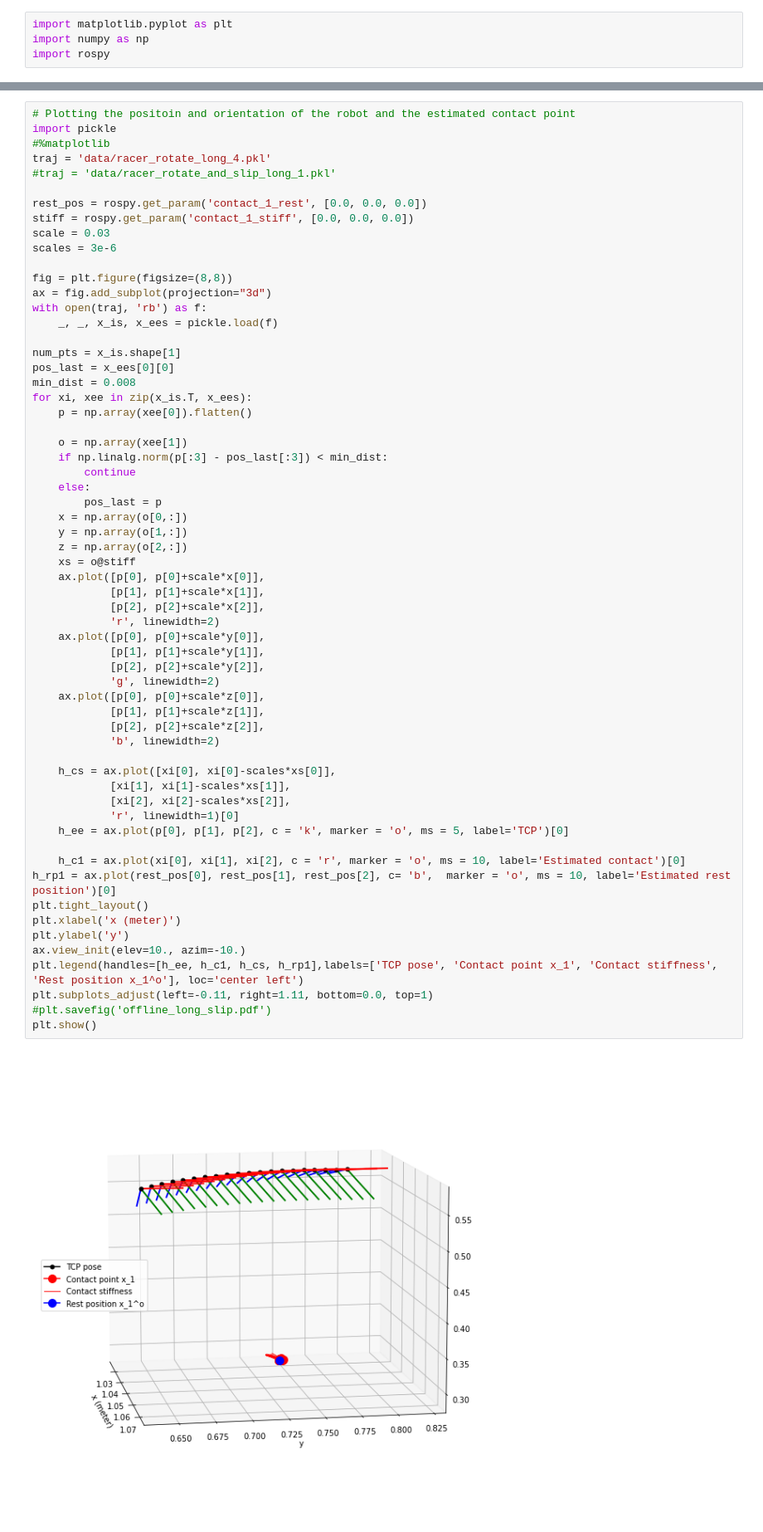
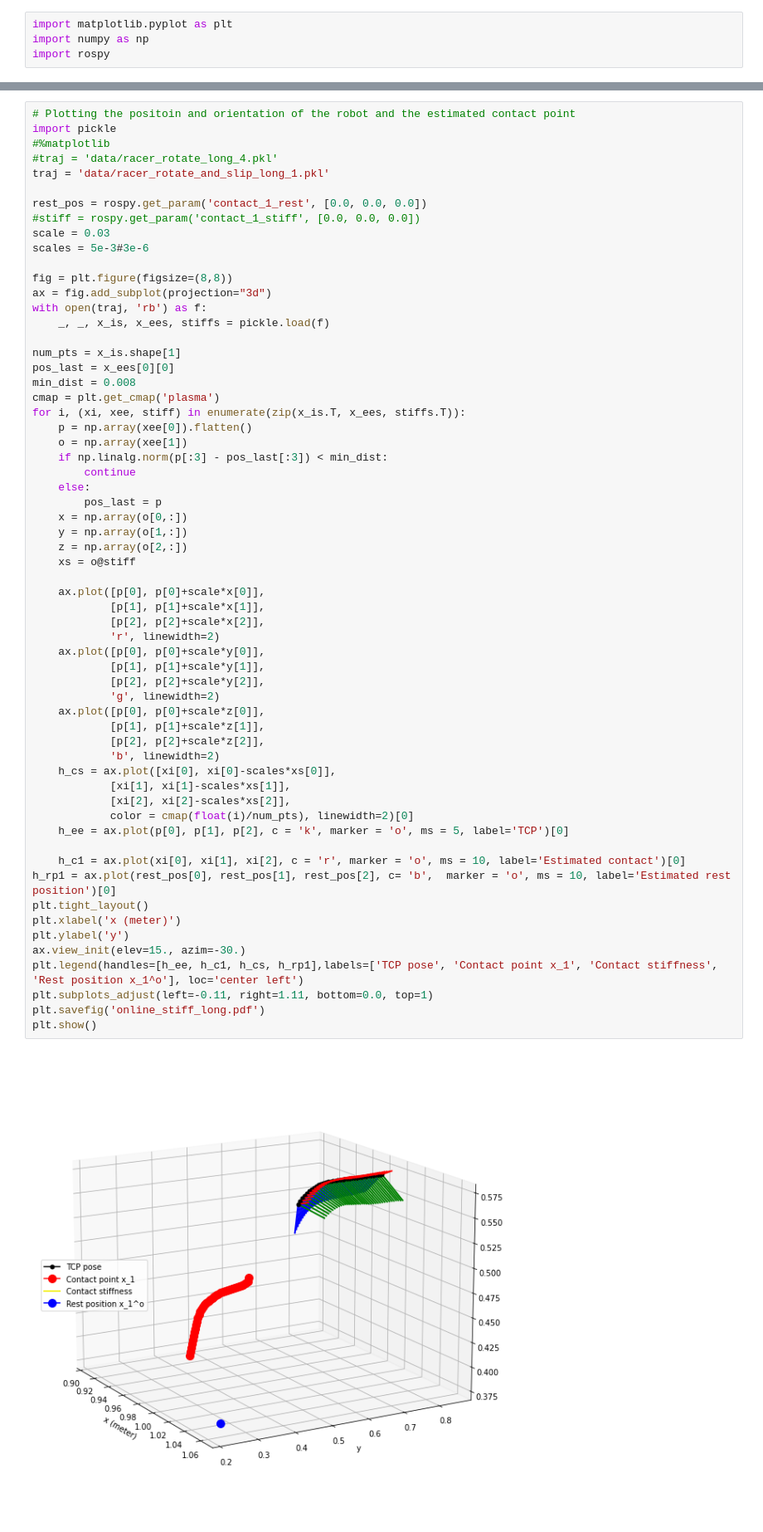
Before and after one commit to khaninger/full-state-estimator, a Jupyter notebook: rosbag_plot.ipynb, the cells around one changed output, grey strips where cells are left out. Shown at 83% size. Saved outputs shown, nothing was run; the diff lists cells and outputs as text.

Commit message:
last status. Not sure if torques on joints 0 and 2 need to be switched.  Online estimation not really working robustly, and the force information seems bad

```diff
--- a/rosbag_plot.ipynb
+++ b/rosbag_plot.ipynb
@@ -109,25 +183,25 @@ NameError: name 'plt' is not defined
 # Plotting the positoin and orientation of the robot and the estimated contact point
 import pickle
 #%matplotlib
-traj = 'data/racer_rotate_long_4.pkl'
-#traj = 'data/racer_rotate_and_slip_long_1.pkl'
+#traj = 'data/racer_rotate_long_4.pkl'
+traj = 'data/racer_rotate_and_slip_long_1.pkl'
 
 rest_pos = rospy.get_param('contact_1_rest', [0.0, 0.0, 0.0])
-stiff = rospy.get_param('contact_1_stiff', [0.0, 0.0, 0.0])
+#stiff = rospy.get_param('contact_1_stiff', [0.0, 0.0, 0.0])
 scale = 0.03
-scales = 3e-6
+scales = 5e-3#3e-6
 
 fig = plt.figure(figsize=(8,8))
 ax = fig.add_subplot(projection="3d")
 with open(traj, 'rb') as f:
-    _, _, x_is, x_ees = pickle.load(f)
+    _, _, x_is, x_ees, stiffs = pickle.load(f)
 
 num_pts = x_is.shape[1]
 pos_last = x_ees[0][0]
 min_dist = 0.008
-for xi, xee in zip(x_is.T, x_ees):
+cmap = plt.get_cmap('plasma')
+for i, (xi, xee, stiff) in enumerate(zip(x_is.T, x_ees, stiffs.T)):
     p = np.array(xee[0]).flatten()
-
     o = np.array(xee[1])
     if np.linalg.norm(p[:3] - pos_last[:3]) < min_dist:
         continue
@@ -136,35 +210,35 @@ for xi, xee in zip(x_is.T, x_ees):
     x = np.array(o[0,:])
     y = np.array(o[1,:])
     z = np.array(o[2,:])
     xs = o@stiff
+
     ax.plot([p[0], p[0]+scale*x[0]],
             [p[1], p[1]+scale*x[1]],
             [p[2], p[2]+scale*x[2]],
             'r', linewidth=2)
     ax.plot([p[0], p[0]+scale*y[0]],
             [p[1], p[1]+scale*y[1]],
             [p[2], p[2]+scale*y[2]],
             'g', linewidth=2)
     ax.plot([p[0], p[0]+scale*z[0]],
             [p[1], p[1]+scale*z[1]],
             [p[2], p[2]+scale*z[2]],
             'b', linewidth=2)
-
     h_cs = ax.plot([xi[0], xi[0]-scales*xs[0]],
             [xi[1], xi[1]-scales*xs[1]],
             [xi[2], xi[2]-scales*xs[2]],
-            'r', linewidth=1)[0]
+            color = cmap(float(i)/num_pts), linewidth=2)[0]
     h_ee = ax.plot(p[0], p[1], p[2], c = 'k', marker = 'o', ms = 5, label='TCP')[0]
 
     h_c1 = ax.plot(xi[0], xi[1], xi[2], c = 'r', marker = 'o', ms = 10, label='Estimated contact')[0]
 h_rp1 = ax.plot(rest_pos[0], rest_pos[1], rest_pos[2], c= 'b',  marker = 'o', ms = 10, label='Estimated rest position')[0]
 plt.tight_layout()
 plt.xlabel('x (meter)')
 plt.ylabel('y')
-ax.view_init(elev=10., azim=-10.)
+ax.view_init(elev=15., azim=-30.)
 plt.legend(handles=[h_ee, h_c1, h_cs, h_rp1],labels=['TCP pose', 'Contact point x_1', 'Contact stiffness', 'Rest position x_1^o'], loc='center left')
 plt.subplots_adjust(left=-0.11, right=1.11, bottom=0.0, top=1)
-#plt.savefig('offline_long_slip.pdf')
+plt.savefig('online_stiff_long.pdf')
 plt.show()
 # %% [output]
-[figure, old version]
+[figure, new version]
```
Also changed, not shown: parts of 4 cells of this notebook, 14 other files.
